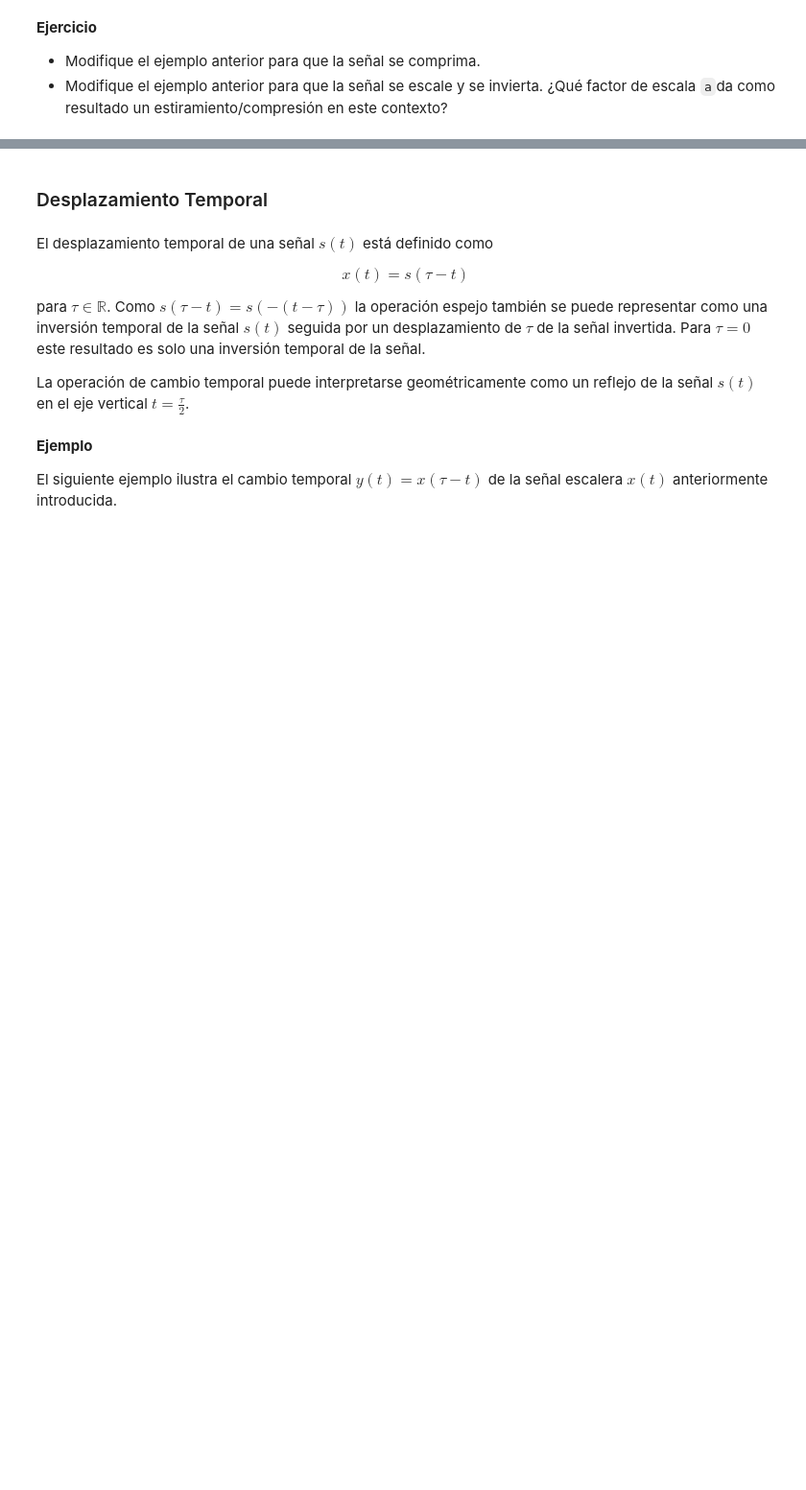
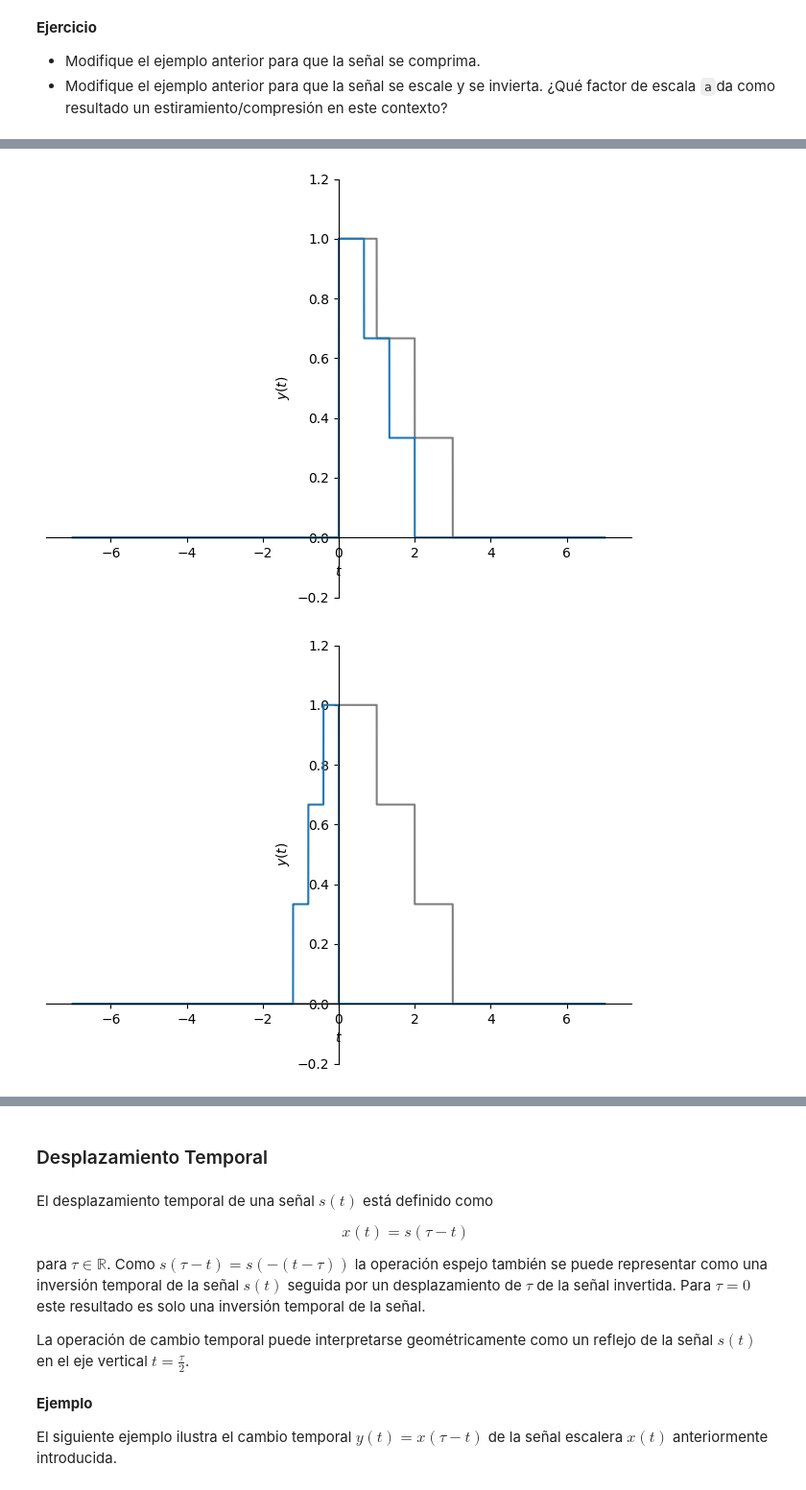
Before and after one commit to Locojuan9/se-ales_y_sistemas, a Jupyter notebook: 1_IntroduccionSyS/3_Operaciones_señales_continuas.ipynb, the cells around one changed output, grey strips where cells are left out. Shown at 96% size. Saved outputs shown, nothing was run; the diff lists cells and outputs as text; code cells hidden in the pictures; blank space fills up the shorter version.

```diff
--- a/1_IntroduccionSyS/3_Operaciones_señales_continuas.ipynb
+++ b/1_IntroduccionSyS/3_Operaciones_señales_continuas.ipynb
@@ -126,0 +147,21 @@ px.show()
+# %%
+# Señal comprimida
+px1 = sym.plot(x, (t, -7, 7), ylim=[-0.2, 1.2], ylabel=r'$y(t)$', show=False, line_color='gray')
+py1 = sym.plot(y.subs(a,3/2), (t, -7, 7), ylim=[-0.2, 1.2], ylabel=r'$y(t)$', show=False)
+px1.extend(py1)#se extiende los gráficos sobre una misma figura
+px1.show()
+
+# Señal comprimida e invertida
+px2 = sym.plot(x, (t, -7, 7), ylim=[-0.2, 1.2], ylabel=r'$y(t)$', show=False, line_color='gray')
+py2 = sym.plot(y.subs(a,-5/2), (t, -7, 7), ylim=[-0.2, 1.2], ylabel=r'$y(t)$', show=False)
+px2.extend(py2)#se extiende los gráficos sobre una misma figura
+px2.show()
+
+# Señal estirada e invertida
+px3 = sym.plot(x, (t, -7, 7), ylim=[-0.2, 1.2], ylabel=r'$y(t)$', show=False, line_color='gray')
+py3 = sym.plot(y.subs(a, -1/2), (t, -7, 7), ylim=[-0.2, 1.2], ylabel=r'$y(t)$', show=False)
+px3.extend(py3)
+px3.show()
+# %% [output]
+[figure, added]
+[figure, added]
```
Also changed, not shown: parts of 3 cells of this notebook.
